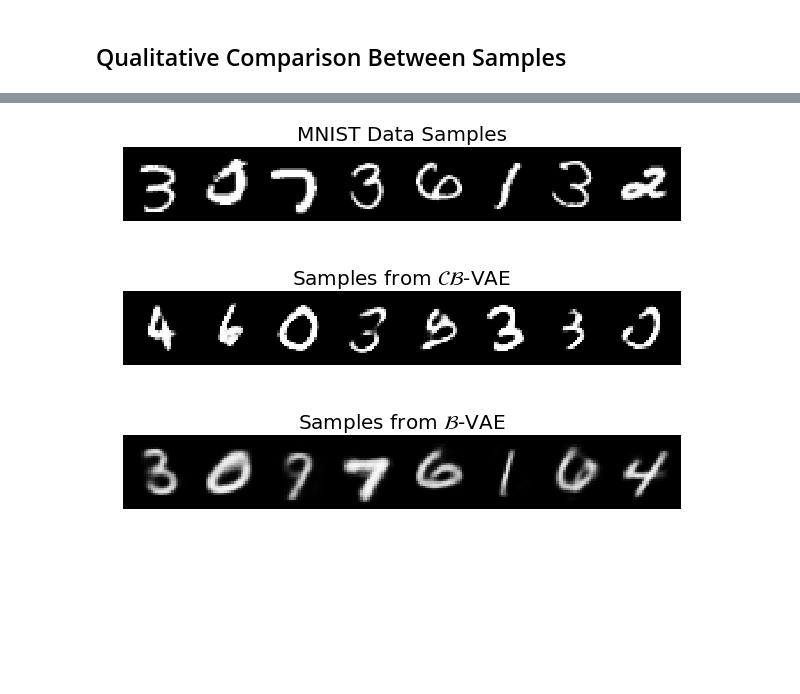
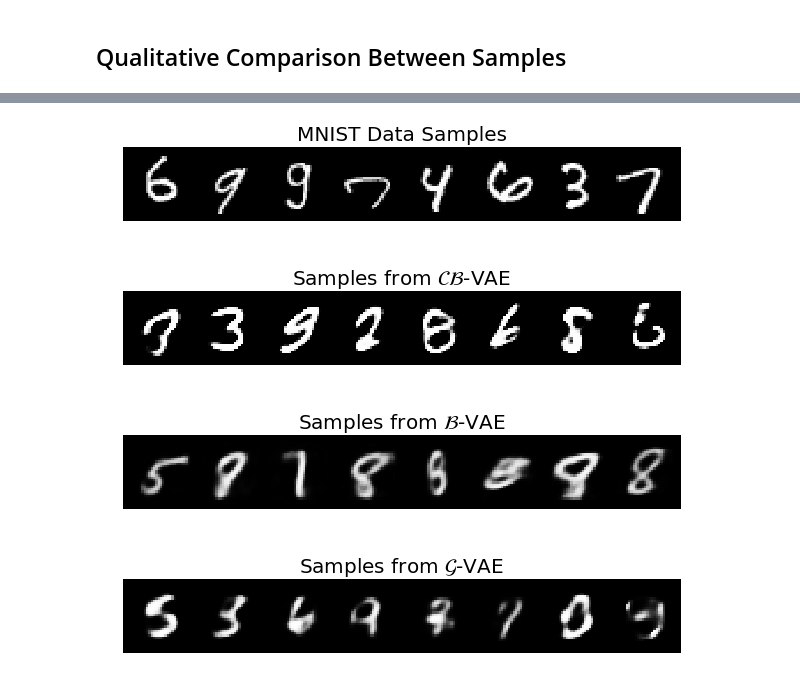
Before and after one commit to Robert-Aduviri/Continuous-Bernoulli-VAE, a Jupyter notebook: notebooks/Visualizations.ipynb, the cells around one changed output, grey strips where cells are left out. Cells and saved outputs as stored; diff of their text form; code cells hidden in the pictures; blank space fills up the shorter version.

Commit message:
Added qualitative contrast visualization

```diff
--- a/notebooks/Visualizations.ipynb
+++ b/notebooks/Visualizations.ipynb
@@ -85,31 +85,38 @@ os.chdir('..')
 # %%
 from models import *
 
-model_vae = VAE().to(device)
-model_cbvae = VAE().to(device)
+model_vae = VAE('VAE').to(device)
+model_cbvae = VAE('CBVAE').to(device)
+model_gvae = VAE('GVAE').to(device)
 
 # Load models
-model_vae.load_state_dict(torch.load('trained_models/VAE/run_2019-12-05_14-55_epoch_100.pt'))
-model_cbvae.load_state_dict(torch.load('trained_models/CBVAE/run_2019-12-05_16-09_epoch_100.pt'))
+model_vae.load_state_dict(torch.load('trained_models/VAE/run_2019-12-12_14-02_epoch_100.pt'))
+model_cbvae.load_state_dict(torch.load('trained_models/CBVAE/run_2019-12-12_17-11_epoch_100.pt'))
+model_gvae.load_state_dict(torch.load('trained_models/GVAE/run_2019-12-12_17-14_epoch_100.pt'))
 
 # Sample from models
 model_vae.eval()
 model_cbvae.eval()
+model_gvae.eval()
 
 sample = torch.randn(BATCH_SIZE, 20).to(device)
+sample_vae = model_vae.decode(sample)[0].cpu().view(BATCH_SIZE, 1, 28, 28).detach()
+sample_cbvae = model_cbvae.decode(sample)[0].cpu().view(BATCH_SIZE, 1, 28, 28).detach()
+sample_gvae = model_gvae.decode(sample)[0].cpu().view(BATCH_SIZE, 1, 28, 28).detach()
 
-sample_vae = model_vae.decode(sample).cpu().view(BATCH_SIZE, 1, 28, 28).detach()
-sample_cbvae = model_cbvae.decode(sample).cpu().view(BATCH_SIZE, 1, 28, 28).detach()
 
 # Plot
 num_samples = 8
 imshow(torchvision.utils.make_grid(mnist_images[:num_samples],
                                    num_samples ), 'MNIST Data Samples')
 imshow(torchvision.utils.make_grid( sample_cbvae[:num_samples],
                                    num_samples ), 'Samples from $\mathcal{CB}$-VAE')
 imshow(torchvision.utils.make_grid(sample_vae[:num_samples],
                                    num_samples ), 'Samples from $\mathcal{B}$-VAE')
+imshow(torchvision.utils.make_grid(sample_gvae[:num_samples],
+                                   num_samples ), 'Samples from $\mathcal{G}$-VAE')
 # %% [output]
-[figure, old version]
+[figure, new version]
-[figure, old version]
+[figure, new version]
-[figure, old version]
+[figure, new version]
+[figure, added]
```
Also changed, not shown: parts of 2 cells of this notebook, 35 other files.
